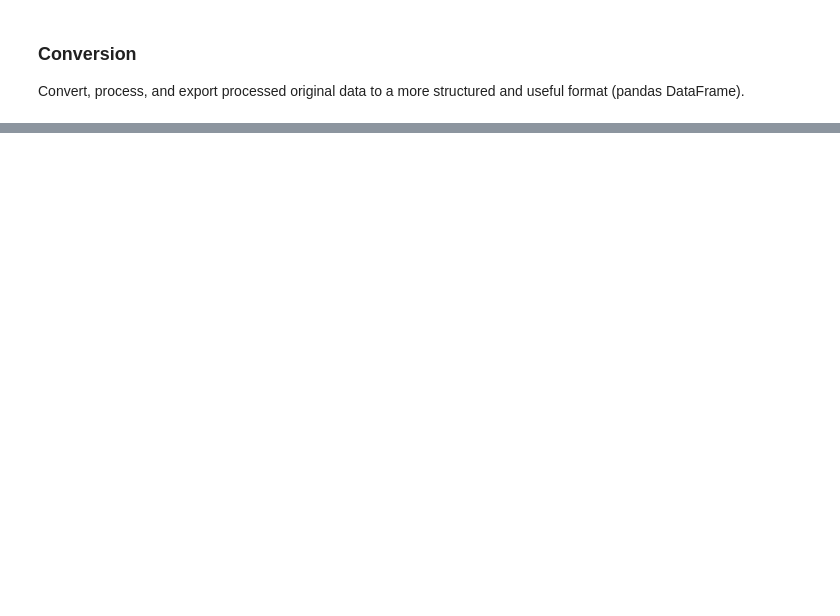
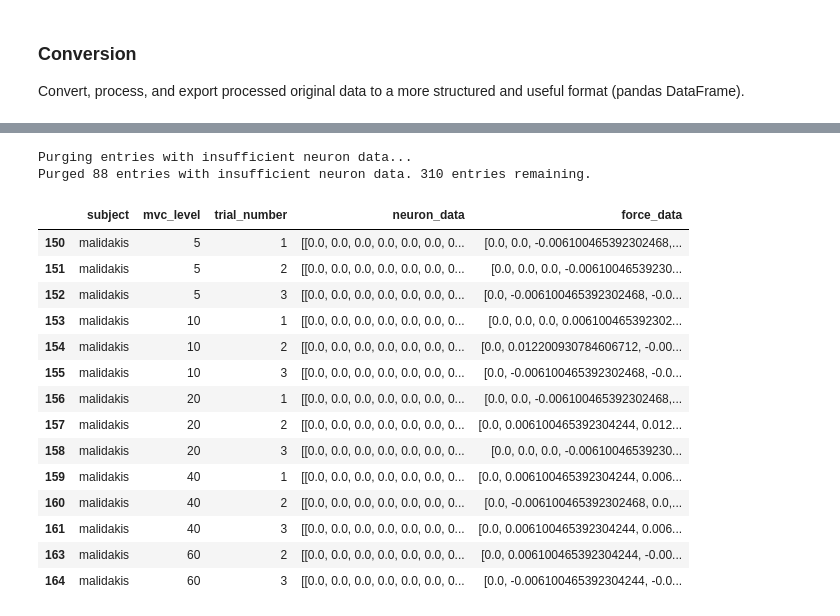
Before and after one commit to paul-bokelman/force-prediction, a Jupyter notebook: main.ipynb, the cells around one changed output, grey strips where cells are left out. Cells and saved outputs as stored; diff of their text form; code cells hidden in the pictures; blank space fills up the shorter version.

Commit message:
Lack of neurons (N) implementation (#6) changes: - set up sanitization class and pipeline - documentation on actions - scaffolding for algorithms - implementation of `N` procedure
closes: #6

```diff
--- a/main.ipynb
+++ b/main.ipynb
@@ -60,0 +100,33 @@ FileNotFoundError: [WinError 3] The system cannot find the path specified: 'sani
+# %%
+import importlib
+import sanitization.sanitization
+import sanitization.constants
+
+importlib.reload(sanitization.sanitization)
+importlib.reload(sanitization.constants)
+
+from sanitization.sanitization import Sanitization
+
+sanitizer = Sanitization(df=df)
+sdf = sanitizer.sanitize()
+# %% [output]
+Purging entries with insufficient neuron data...
+Purged 88 entries with insufficient neuron data. 310 entries remaining.
+# %%
+sdf[sdf["subject"] == "malidakis"]
+# %% [output]
+|  | subject | mvc_level | trial_number | neuron_data | force_data |
+| 150 | malidakis | 5 | 1 | [[0.0, 0.0, 0.0, 0.0, 0.0, 0.0, 0... | [0.0, 0.0, -0.006100465392302468,... |
+| 151 | malidakis | 5 | 2 | [[0.0, 0.0, 0.0, 0.0, 0.0, 0.0, 0... | [0.0, 0.0, 0.0, -0.00610046539230... |
+| 152 | malidakis | 5 | 3 | [[0.0, 0.0, 0.0, 0.0, 0.0, 0.0, 0... | [0.0, -0.006100465392302468, -0.0... |
+| 153 | malidakis | 10 | 1 | [[0.0, 0.0, 0.0, 0.0, 0.0, 0.0, 0... | [0.0, 0.0, 0.0, 0.006100465392302... |
+| 154 | malidakis | 10 | 2 | [[0.0, 0.0, 0.0, 0.0, 0.0, 0.0, 0... | [0.0, 0.012200930784606712, -0.00... |
+| 155 | malidakis | 10 | 3 | [[0.0, 0.0, 0.0, 0.0, 0.0, 0.0, 0... | [0.0, -0.006100465392302468, -0.0... |
+| 156 | malidakis | 20 | 1 | [[0.0, 0.0, 0.0, 0.0, 0.0, 0.0, 0... | [0.0, 0.0, -0.006100465392302468,... |
+| 157 | malidakis | 20 | 2 | [[0.0, 0.0, 0.0, 0.0, 0.0, 0.0, 0... | [0.0, 0.006100465392304244, 0.012... |
+| 158 | malidakis | 20 | 3 | [[0.0, 0.0, 0.0, 0.0, 0.0, 0.0, 0... | [0.0, 0.0, 0.0, -0.00610046539230... |
+| 159 | malidakis | 40 | 1 | [[0.0, 0.0, 0.0, 0.0, 0.0, 0.0, 0... | [0.0, 0.006100465392304244, 0.006... |
+| 160 | malidakis | 40 | 2 | [[0.0, 0.0, 0.0, 0.0, 0.0, 0.0, 0... | [0.0, -0.006100465392302468, 0.0,... |
+| 161 | malidakis | 40 | 3 | [[0.0, 0.0, 0.0, 0.0, 0.0, 0.0, 0... | [0.0, 0.006100465392304244, 0.006... |
+| 163 | malidakis | 60 | 2 | [[0.0, 0.0, 0.0, 0.0, 0.0, 0.0, 0... | [0.0, 0.006100465392304244, -0.00... |
+| 164 | malidakis | 60 | 3 | [[0.0, 0.0, 0.0, 0.0, 0.0, 0.0, 0... | [0.0, -0.006100465392304244, -0.0... |
```
Also changed, not shown: parts of 5 cells of this notebook, 3 other files.
